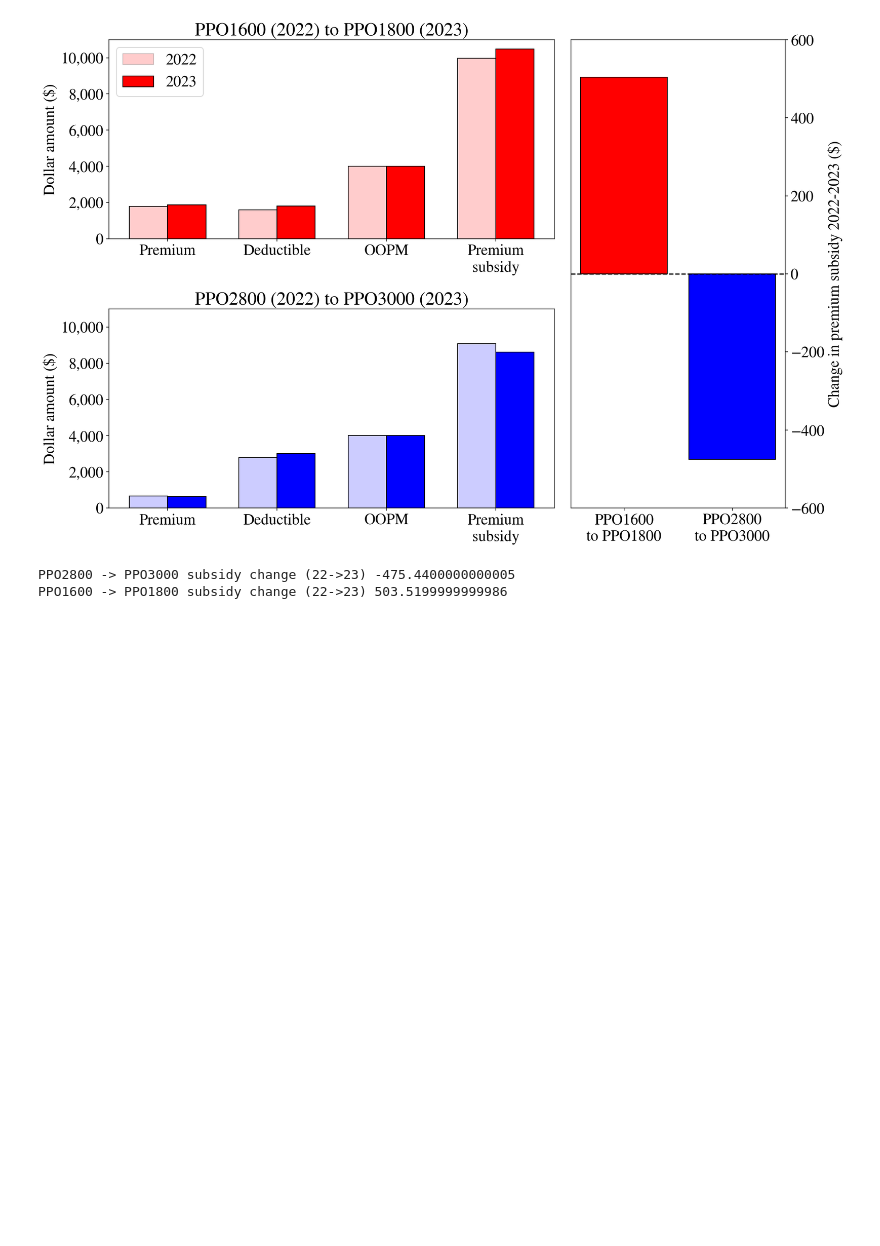
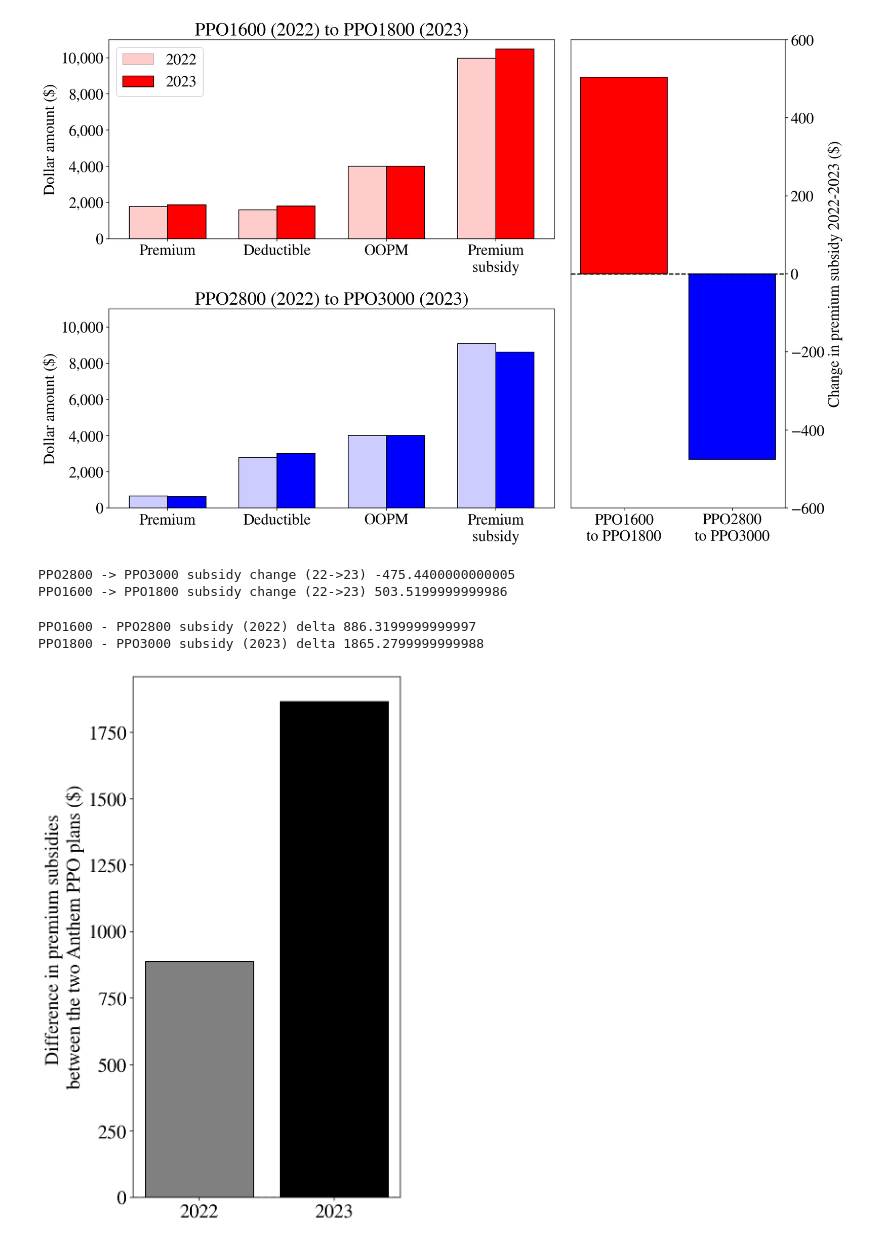
Before and after one commit to sbooeshaghi/health-insurance, a Jupyter notebook: healthcare_costs.ipynb, the cells around one changed output. Cells and saved outputs as stored; diff of their text form; code cells hidden in the pictures; blank space fills up the shorter version.

Commit message:
more plots

```diff
--- a/healthcare_costs.ipynb
+++ b/healthcare_costs.ipynb
@@ -856,3 +856,29 @@ print("PPO1600 -> PPO1800 subsidy change (22->23)", plans["PPO1800-23"]["premium
 # %% [output]
 PPO2800 -> PPO3000 subsidy change (22->23) -475.4400000000005
 PPO1600 -> PPO1800 subsidy change (22->23) 503.5199999999986
+# %%
+print("PPO1600 - PPO2800 subsidy (2022) delta", plans["PPO1600-22"]["premium_subsidy"] - plans["PPO2800-22"]["premium_subsidy"])
+print("PPO1800 - PPO3000 subsidy (2023) delta", plans["PPO1800-23"]["premium_subsidy"] - plans["PPO3000-23"]["premium_subsidy"])
+# %% [output]
+PPO1600 - PPO2800 subsidy (2022) delta 886.3199999999997
+PPO1800 - PPO3000 subsidy (2023) delta 1865.2799999999988
+# %%
+fig, ax = plt.subplots(figsize=(5,10))
+
+labels = ["2022", "2023"]
+y = [
+    plans["PPO1600-22"]["premium_subsidy"] - plans["PPO2800-22"]["premium_subsidy"],
+    plans["PPO1800-23"]["premium_subsidy"] - plans["PPO3000-23"]["premium_subsidy"],
+]
+ax.bar(labels, y, edgecolor="k", color=["grey", "black"])
+ax.axhline(0, color="k", linestyle="--")
+ax.set(**{
+    "ylabel": "Difference in premium subsidies \nbetween the two Anthem PPO plans ($)",
+    # "ylim": (-600, 600)
+})
+# ax.yaxis.tick_right()
+# ax.yaxis.set_label_position("right")
+
+fig.show()
+# %% [output]
+[figure, added]
```
Also changed, not shown: parts of 1 cell of this notebook.
